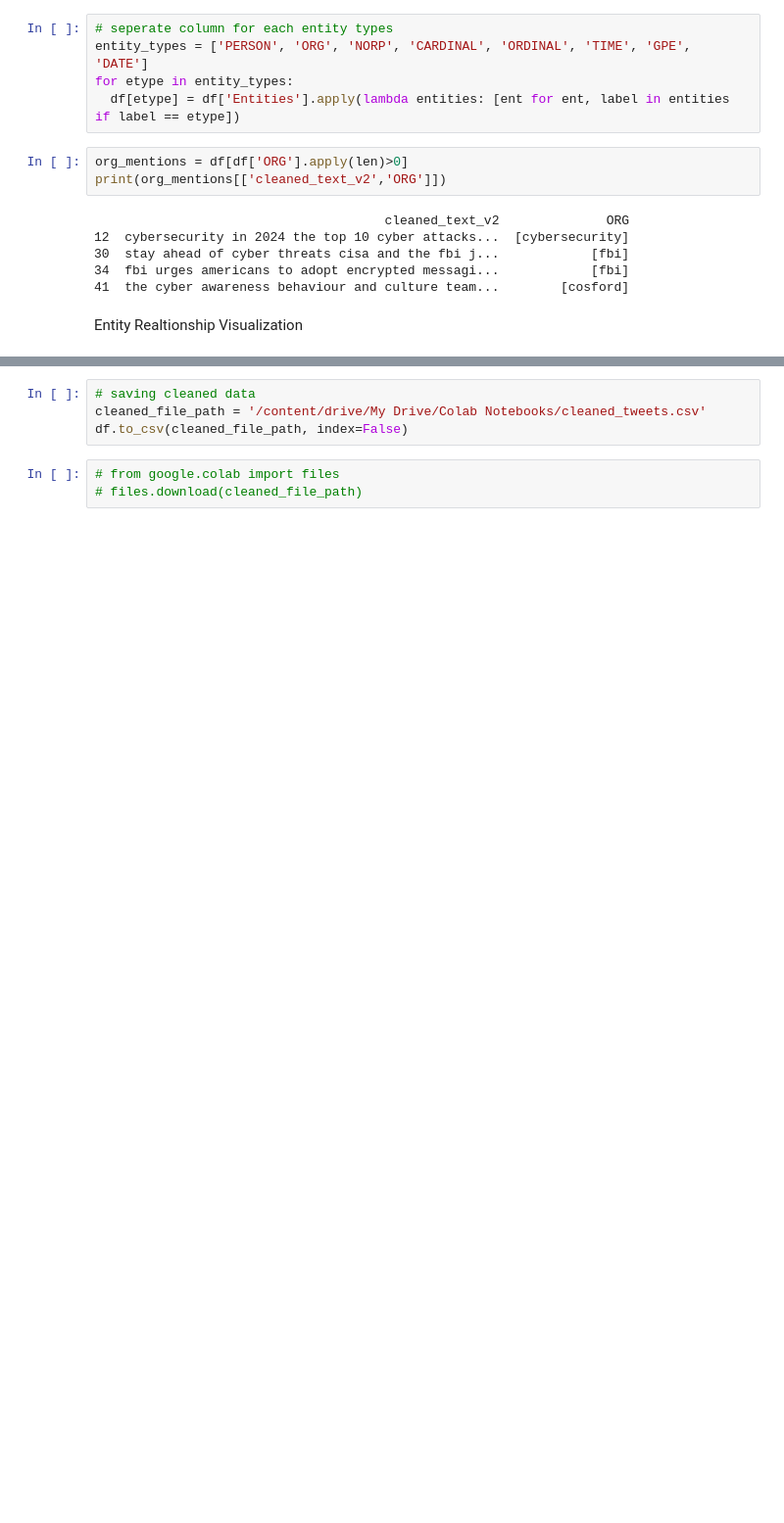
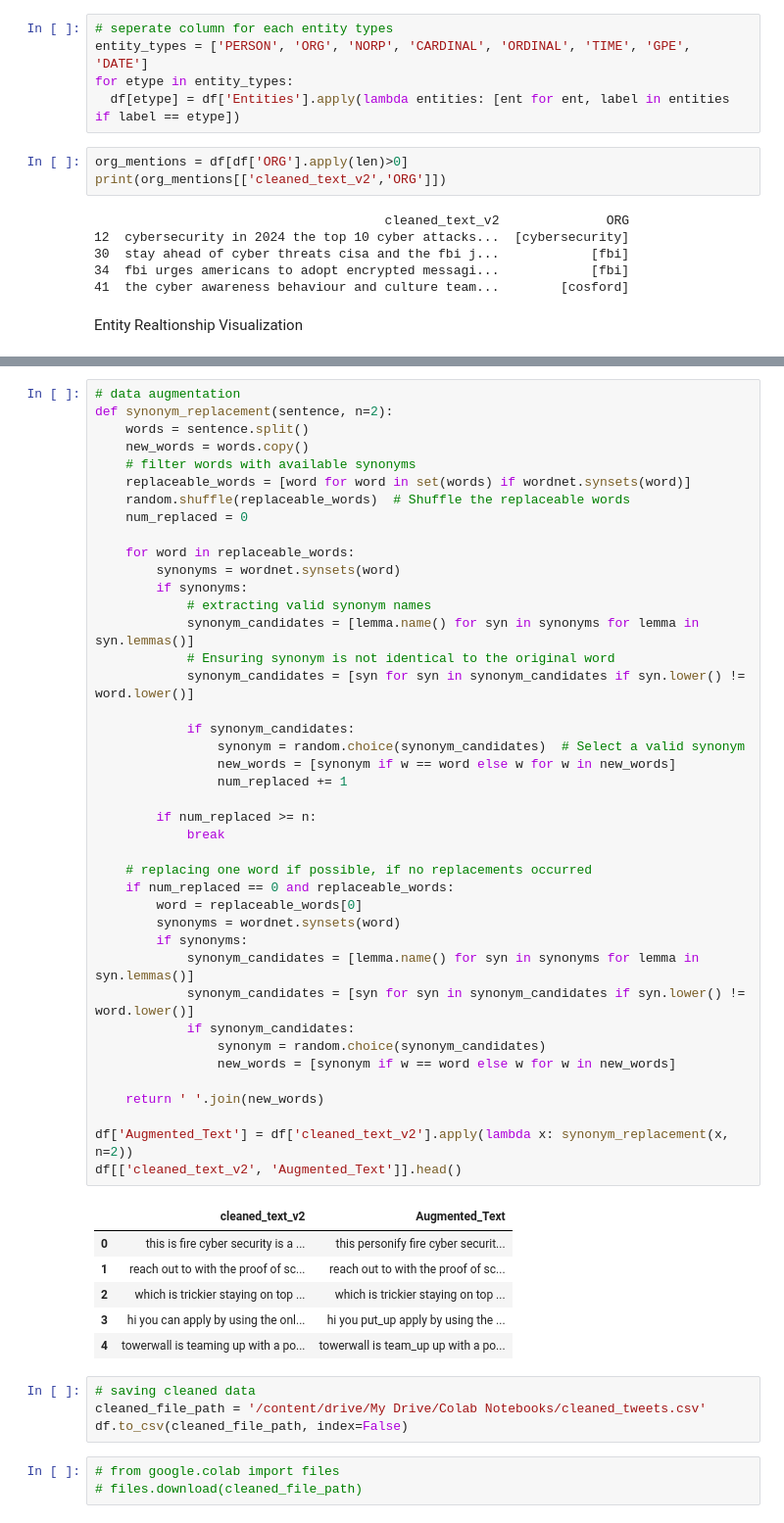
Before and after one commit to athulrj02/TwiPipeline, a Jupyter notebook: DA|CA_One.ipynb, the cells around one changed output, grey strips where cells are left out. Shown at 98% size. Cells and saved outputs as stored; diff of their text form; blank space fills up the shorter version.

```diff
--- a/DA|CA_One.ipynb
+++ b/DA|CA_One.ipynb
@@ -741,3 +715,51 @@ df[['cleaned_text_v2', 'Augmented_Text']].head()
+# %%
+# data augmentation
+def synonym_replacement(sentence, n=2):
+    words = sentence.split()
+    new_words = words.copy()
+    # filter words with available synonyms
+    replaceable_words = [word for word in set(words) if wordnet.synsets(word)]
+    random.shuffle(replaceable_words)  # Shuffle the replaceable words
+    num_replaced = 0
+
+    for word in replaceable_words:
+        synonyms = wordnet.synsets(word)
+        if synonyms:
+            # extracting valid synonym names
+            synonym_candidates = [lemma.name() for syn in synonyms for lemma in syn.lemmas()]
+            # Ensuring synonym is not identical to the original word
+            synonym_candidates = [syn for syn in synonym_candidates if syn.lower() != word.lower()]
+
+            if synonym_candidates:
+                synonym = random.choice(synonym_candidates)  # Select a valid synonym
+                new_words = [synonym if w == word else w for w in new_words]
+                num_replaced += 1
+
+        if num_replaced >= n:
+            break
+
+    # replacing one word if possible, if no replacements occurred
+    if num_replaced == 0 and replaceable_words:
+        word = replaceable_words[0]
+        synonyms = wordnet.synsets(word)
+        if synonyms:
+            synonym_candidates = [lemma.name() for syn in synonyms for lemma in syn.lemmas()]
+            synonym_candidates = [syn for syn in synonym_candidates if syn.lower() != word.lower()]
+            if synonym_candidates:
+                synonym = random.choice(synonym_candidates)
+                new_words = [synonym if w == word else w for w in new_words]
+
+    return ' '.join(new_words)
+
+df['Augmented_Text'] = df['cleaned_text_v2'].apply(lambda x: synonym_replacement(x, n=2))
+df[['cleaned_text_v2', 'Augmented_Text']].head()
+# %% [output]
+|  | cleaned_text_v2 | Augmented_Text |
+| 0 | this is fire cyber security is a ... | this personify fire cyber securit... |
+| 1 | reach out to with the proof of sc... | reach out to with the proof of sc... |
+| 2 | which is trickier staying on top ... | which is trickier staying on top ... |
+| 3 | hi you can apply by using the onl... | hi you put_up apply by using the ... |
+| 4 | towerwall is teaming up with a po... | towerwall is team_up up with a po... |
 # %%
 # saving cleaned data
 cleaned_file_path = '/content/drive/My Drive/Colab Notebooks/cleaned_tweets.csv'
```
Also changed, not shown: parts of 28 cells of this notebook.
